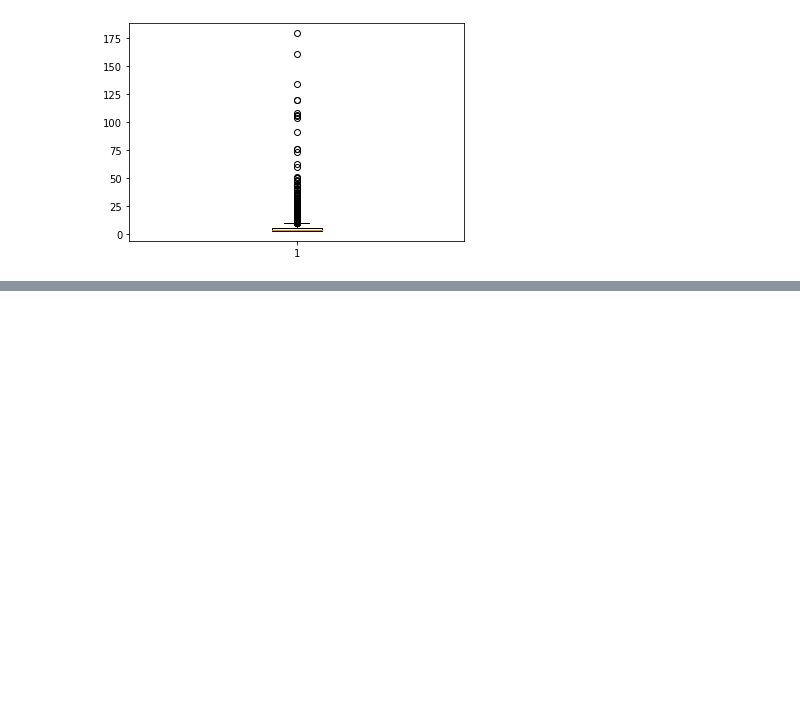
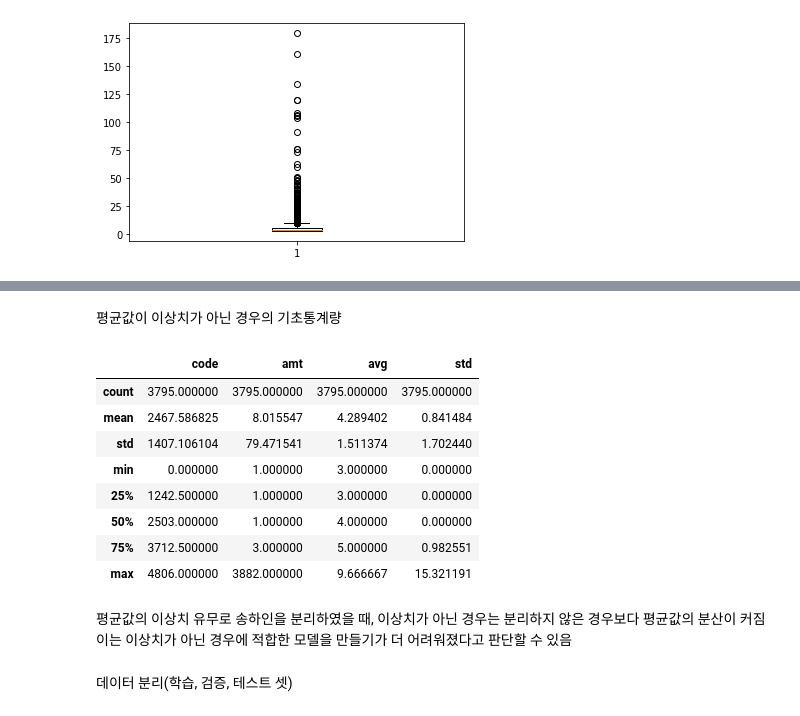
Before and after one commit to Owening2/Pre_competition, a Jupyter notebook: Predict_distribution.ipynb, the cells around one changed output, grey strips where cells are left out. Cells and saved outputs as stored; diff of their text form; code cells hidden in the pictures; blank space fills up the shorter version.

```diff
--- a/Predict_distribution.ipynb
+++ b/Predict_distribution.ipynb
@@ -217,0 +243,19 @@ plt.show()
+# %% [markdown]
+평균값이 이상치가 아닌 경우의 기초통계량
+# %%
+df_send[df_send.avg <= box_max].describe()
+# %% [output]
+|  | code | amt | avg | std |
+| count | 3795.000000 | 3795.000000 | 3795.000000 | 3795.000000 |
+| mean | 2467.586825 | 8.015547 | 4.289402 | 0.841484 |
+| std | 1407.106104 | 79.471541 | 1.511374 | 1.702440 |
+| min | 0.000000 | 1.000000 | 3.000000 | 0.000000 |
+| 25% | 1242.500000 | 1.000000 | 3.000000 | 0.000000 |
+| 50% | 2503.000000 | 1.000000 | 4.000000 | 0.000000 |
+| 75% | 3712.500000 | 3.000000 | 5.000000 | 0.982551 |
+| max | 4806.000000 | 3882.000000 | 9.666667 | 15.321191 |
+# %% [markdown]
+평균값의 이상치 유무로 송하인을 분리하였을 때, 이상치가 아닌 경우는 분리하지 않은 경우보다 평균값의 분산이 커짐
+이는 이상치가 아닌 경우에 적합한 모델을 만들기가 더 어려워졌다고 판단할 수 있음
+# %% [markdown]
+데이터 분리(학습, 검증, 테스트 셋)
```
Also changed, not shown: parts of 12 cells of this notebook.
